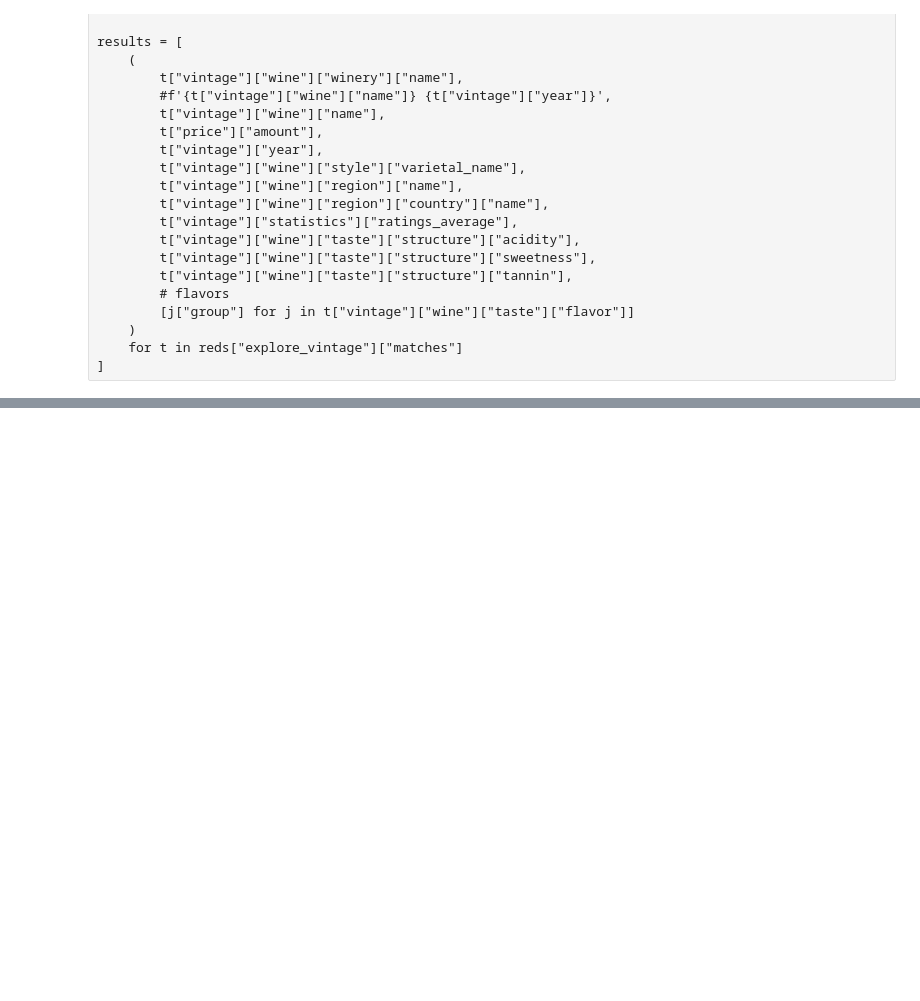
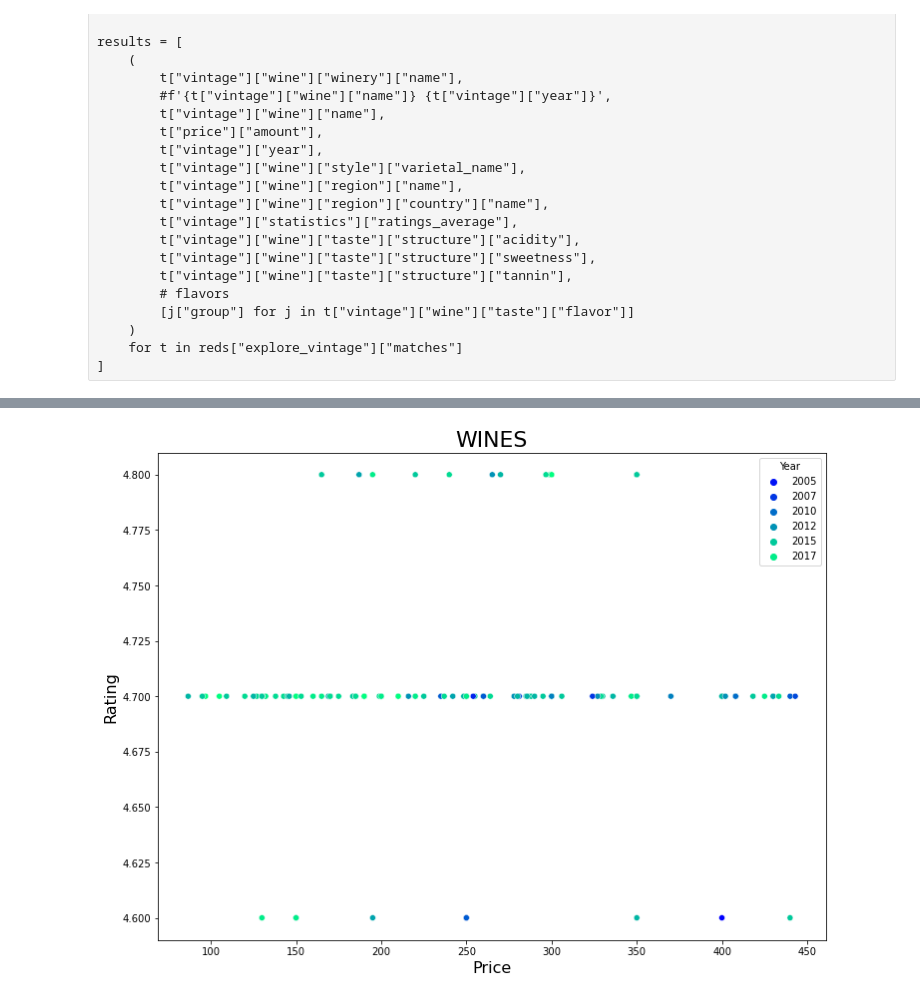
Before and after one commit to dylanw-main/Data_Analytics, a Jupyter notebook: Final_Project_Notebook.ipynb, the cells around one changed output, grey strips where cells are left out. Cells and saved outputs as stored; diff of their text form; code cells hidden in the pictures; blank space fills up the shorter version.

```diff
--- a/Final_Project_Notebook.ipynb
+++ b/Final_Project_Notebook.ipynb
@@ -169,0 +182,12 @@ reds.json()
+# %%
+kmeans = KMeans(n_clusters = 2, n_init = 10, max_iter = 300).fit(X_test_wine)
+labels = kmeans.labels_
+centroids = kmeans.cluster_centers_
+
+plt.figure(figsize = (12,9))
+sns.scatterplot(data=df_reds, x="Price", y="Rating", hue="Year", marker = 'o', legend = 'auto', palette = 'winter')
+plt.xlabel('Price', fontsize = '16')
+plt.ylabel('Rating',fontsize = '16')
+plt.title('WINES', fontsize = '22');
+# %% [output]
+[figure, added]
```
Also changed, not shown: parts of 9 cells of this notebook.
